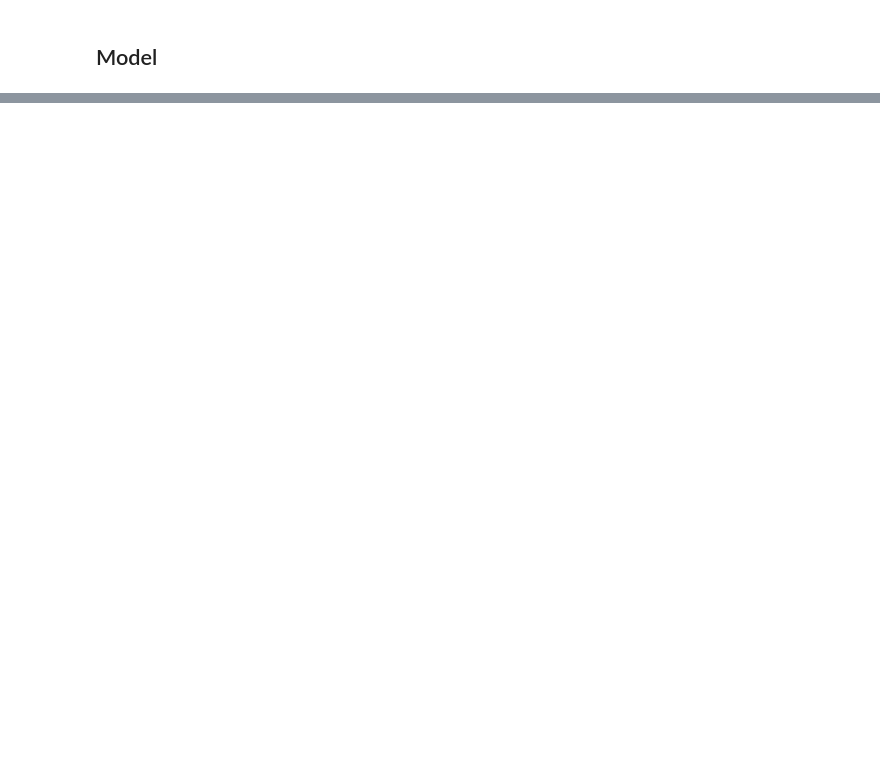
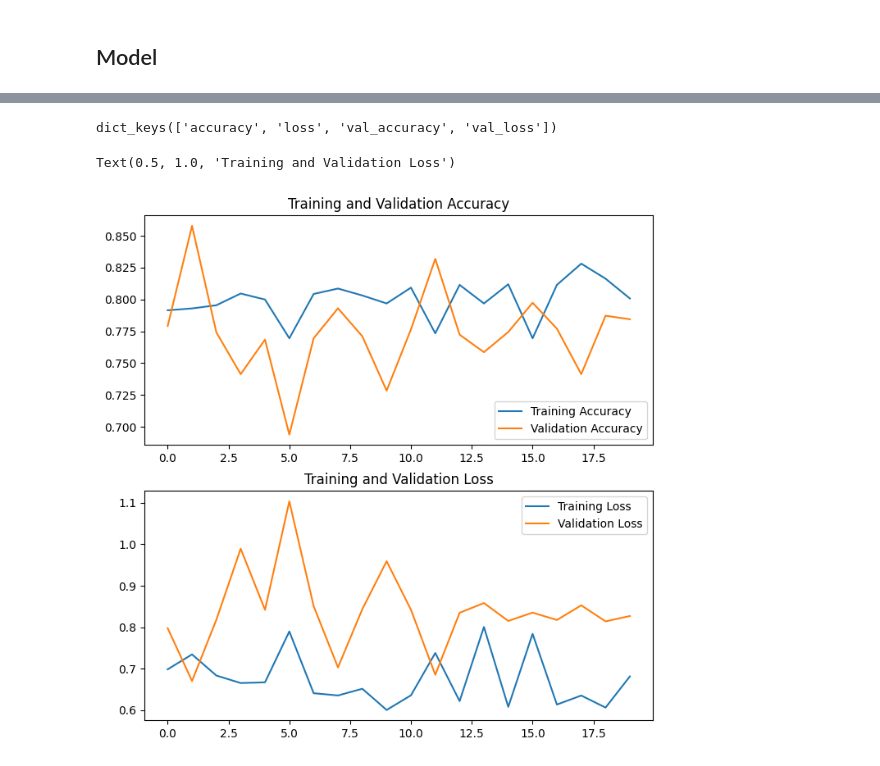
Before and after one commit to jl-tavera/dog_breed_cnn, a Jupyter notebook: dogs.ipynb, the cells around one changed output, grey strips where cells are left out. Drawn from its saved outputs; the diff is of its cells as text; code cells hidden in the pictures; blank space fills up the shorter version.

Commit message:
model

```diff
--- a/dogs.ipynb
+++ b/dogs.ipynb
@@ -104,2 +110,28 @@ for i in range(9):
 # %% [markdown]
 ## Model
+# %%
+
+model = tf.keras.Sequential([
+                             inception, #inception layer
+                             tf.keras.layers.GlobalAveragePooling2D(),
+                             tf.keras.layers.Flatten(),
+                             tf.keras.layers.Dropout(rate=0.2), #Dropout layer
+                             tf.keras.layers.Dense(240,activation='relu'),
+                             tf.keras.layers.Dropout(rate=0.1), #Dropout layer
+                             tf.keras.layers.Dense(240,activation = 'relu'),
+                             tf.keras.layers.Dropout(rate=0), #Dropout layer
+                             tf.keras.layers.Dense(120,activation = 'softmax')
+
+])
+# %%
+opt = tf.keras.optimizers.SGD(learning_rate=0.01, momentum = 0.99)
+model.compile(optimizer = opt,loss = 'categorical_crossentropy',metrics = ['accuracy'])
+# %%
+EPOCHS = 20
+
+history = model.fit(
+    train_generator,
+    steps_per_epoch = int(TRAIN_SIZE/BATCH_SIZE),
+    validation_data = validation_generator,
+    validation_steps = int(VALIDATION_SIZE/BATCH_SIZE),
+    epochs = EPOCHS)
@@ -105,0 +170,26 @@ for i in range(9):
+# %%
+history.history.keys()
+# %% [output]
+dict_keys(['accuracy', 'loss', 'val_accuracy', 'val_loss'])
+# %%
+acc = history.history['accuracy']
+val_acc = history.history['val_accuracy']
+
+loss = history.history['loss']
+val_loss = history.history['val_loss']
+# %%
+plt.figure(figsize=(8, 8))
+plt.subplot(2, 1, 1)
+plt.plot(range(EPOCHS), acc, label='Training Accuracy')
+plt.plot(range(EPOCHS),val_acc, label='Validation Accuracy')
+plt.legend(loc='lower right')
+plt.title("Training and Validation Accuracy")
+
+plt.subplot(2, 1, 2)
+plt.plot(range(EPOCHS), loss, label='Training Loss')
+plt.plot(range(EPOCHS), val_loss, label='Validation Loss')
+plt.legend(loc='upper right')
+plt.title("Training and Validation Loss")
+# %% [output]
+Text(0.5, 1.0, 'Training and Validation Loss')
+[figure, added]
```
Also changed, not shown: parts of 9 cells of this notebook, 1 other file.
